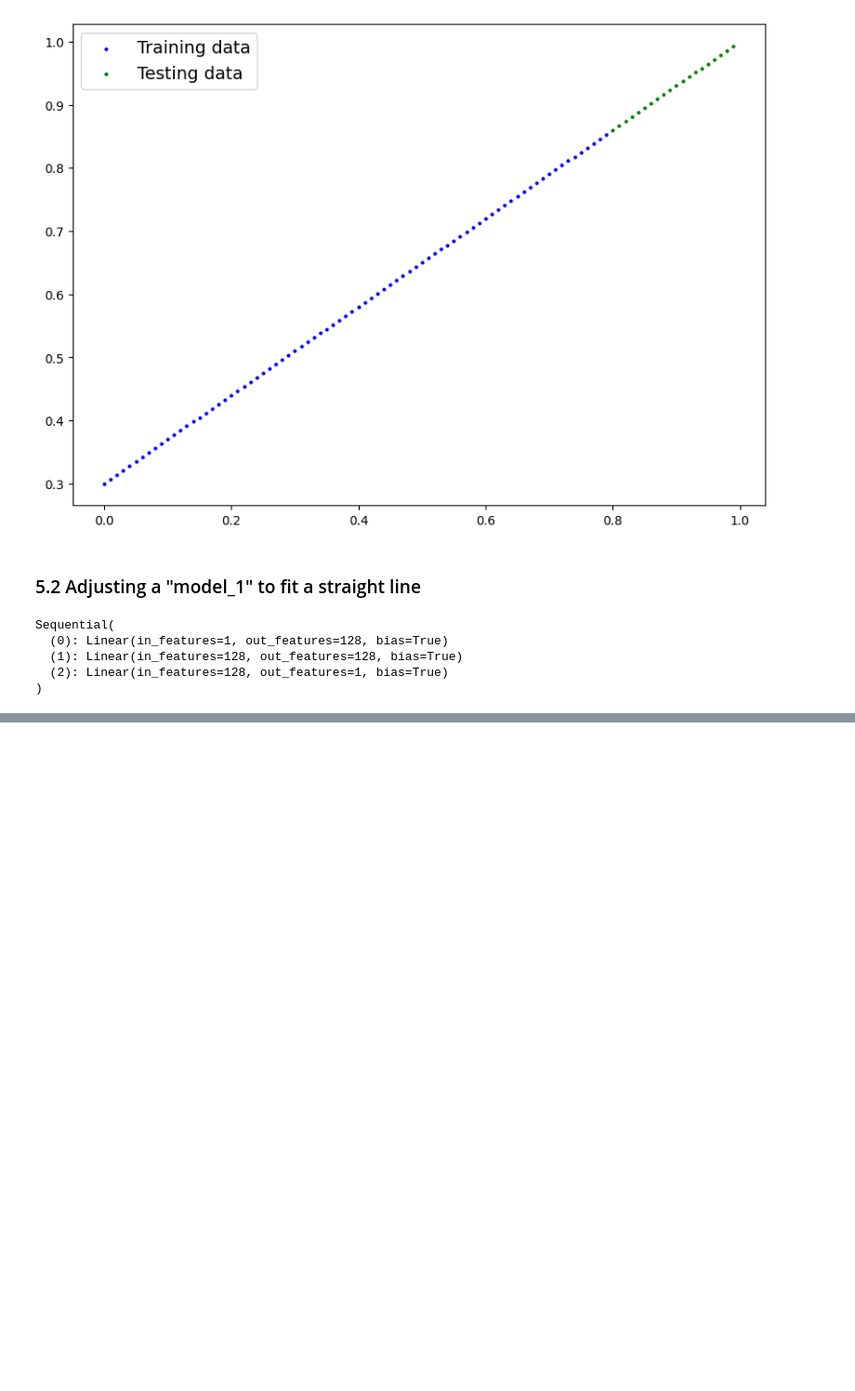
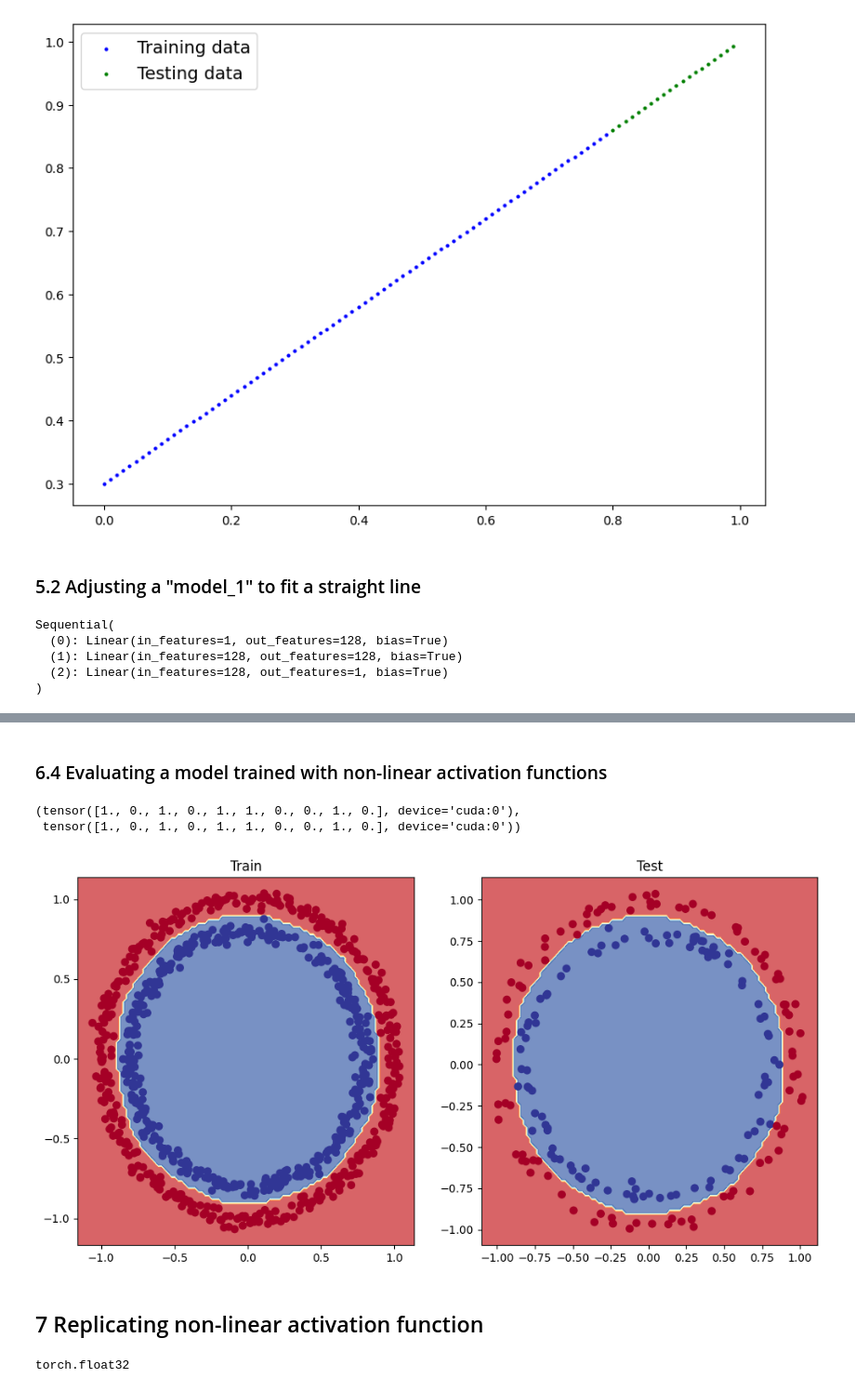
Before and after one commit to patelmrunal/machine-learning-pytorch, a Jupyter notebook: 02_pytorch_neural_network_classification_video.ipynb, the cells around one changed output, grey strips where cells are left out. Shown at 93% size. Saved outputs shown, nothing was run; the diff lists cells and outputs as text; code cells hidden in the pictures; blank space fills up the shorter version.

```diff
--- a/02_pytorch_neural_network_classification_video.ipynb
+++ b/02_pytorch_neural_network_classification_video.ipynb
@@ -597,0 +684,4 @@ Epoch: 900 | Loss: 0.01145 | Test Loss: 0.04599
+# %%
+# Set up loss and optimizer
+loss_fn = nn.BCEWithLogitsLoss()
+optimizer = torch.optim.SGD(params=model_3.parameters(), lr=0.1)
@@ -597,0 +746,31 @@ Epoch: 900 | Loss: 0.01145 | Test Loss: 0.04599
+# %% [markdown]
+### 6.4 Evaluating a model trained with non-linear activation functions
+# %%
+# Make predictions
+with torch.inference_mode():
+    y_preds = torch.round(torch.sigmoid(model_3(x_test))).squeeze()
+
+y_preds[:10], y_test[:10]
+# %% [output]
+(tensor([1., 0., 1., 0., 1., 1., 0., 0., 1., 0.], device='cuda:0'),
+ tensor([1., 0., 1., 0., 1., 1., 0., 0., 1., 0.], device='cuda:0'))
+# %%
+# Plot desicion boundaries
+plt.figure(figsize=(12, 6))
+plt.subplot(1, 2, 1)
+plt.title("Train")
+plot_decision_boundary(model_3, x_train, y_train)
+plt.subplot(1, 2, 2)
+plt.title("Test")
+plot_decision_boundary(model_3, x_test, y_test)
+# %% [output]
+[figure, added]
+# %% [markdown]
+## 7 Replicating non-linear activation function
+# %%
+# Create a tesnor
+
+A = torch.arange(-10, 10, 1, dtype=torch.float32)
+A.dtype
+# %% [output]
+torch.float32
```
Also changed, not shown: parts of 49 cells of this notebook.
